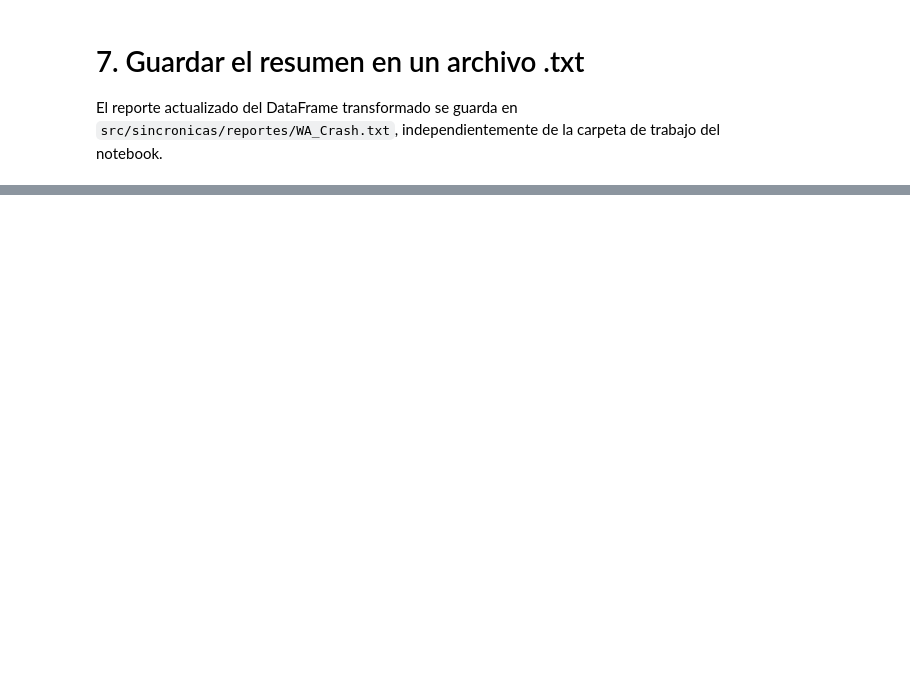
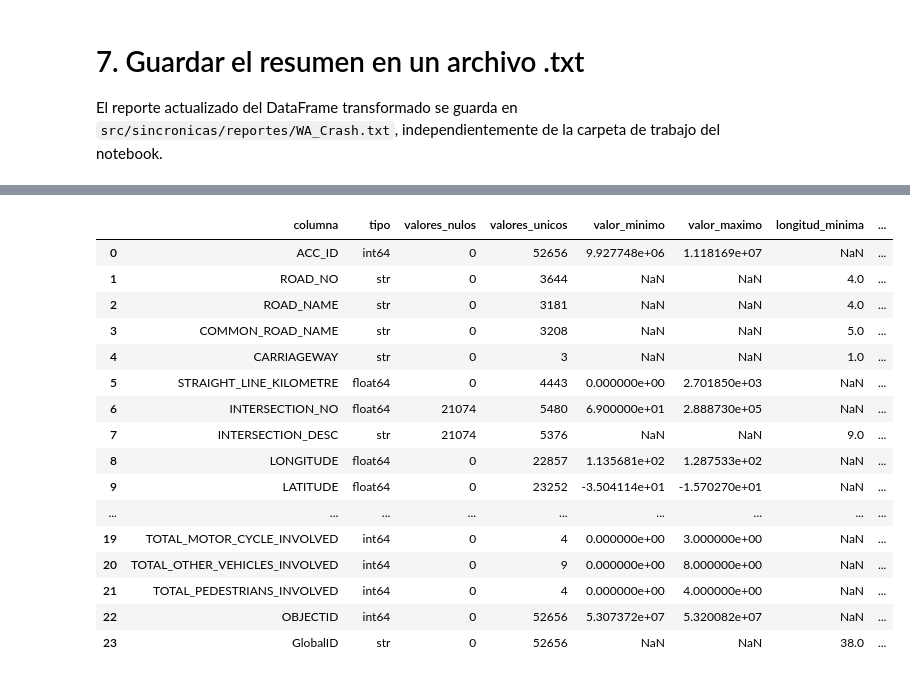
Before and after one commit to juanrenteria-ai/PI_2026_IUD, a Jupyter notebook: src/sincronicas/Semana_1SINC.ipynb, the cells around one changed output, grey strips where cells are left out. Saved outputs shown, nothing was run; the diff lists cells and outputs as text; code cells hidden in the pictures; blank space fills up the shorter version.

```diff
--- a/src/sincronicas/Semana_1SINC.ipynb
+++ b/src/sincronicas/Semana_1SINC.ipynb
@@ -804,0 +649,21 @@ Reporte guardado en: /home/runner/work/PI_2026_IUD/PI_2026_IUD/src/sincronicas/r
+# %%
+metadata_df = reportes.reporte_descriptivo(df_filtrado)
+display(metadata_df)
+# %% [output]
+|  | columna | tipo | valores_nulos | valores_unicos | valor_minimo | valor_maximo | longitud_minima | ... |
+| 0 | ACC_ID | int64 | 0 | 52656 | 9.927748e+06 | 1.118169e+07 | NaN | ... |
+| 1 | ROAD_NO | str | 0 | 3644 | NaN | NaN | 4.0 | ... |
+| 2 | ROAD_NAME | str | 0 | 3181 | NaN | NaN | 4.0 | ... |
+| 3 | COMMON_ROAD_NAME | str | 0 | 3208 | NaN | NaN | 5.0 | ... |
+| 4 | CARRIAGEWAY | str | 0 | 3 | NaN | NaN | 1.0 | ... |
+| 5 | STRAIGHT_LINE_KILOMETRE | float64 | 0 | 4443 | 0.000000e+00 | 2.701850e+03 | NaN | ... |
+| 6 | INTERSECTION_NO | float64 | 21074 | 5480 | 6.900000e+01 | 2.888730e+05 | NaN | ... |
+| 7 | INTERSECTION_DESC | str | 21074 | 5376 | NaN | NaN | 9.0 | ... |
+| 8 | LONGITUDE | float64 | 0 | 22857 | 1.135681e+02 | 1.287533e+02 | NaN | ... |
+| 9 | LATITUDE | float64 | 0 | 23252 | -3.504114e+01 | -1.570270e+01 | NaN | ... |
+| ... | ... | ... | ... | ... | ... | ... | ... | ... |
+| 19 | TOTAL_MOTOR_CYCLE_INVOLVED | int64 | 0 | 4 | 0.000000e+00 | 3.000000e+00 | NaN | ... |
+| 20 | TOTAL_OTHER_VEHICLES_INVOLVED | int64 | 0 | 9 | 0.000000e+00 | 8.000000e+00 | NaN | ... |
+| 21 | TOTAL_PEDESTRIANS_INVOLVED | int64 | 0 | 4 | 0.000000e+00 | 4.000000e+00 | NaN | ... |
+| 22 | OBJECTID | int64 | 0 | 52656 | 5.307372e+07 | 5.320082e+07 | NaN | ... |
+| 23 | GlobalID | str | 0 | 52656 | NaN | NaN | 38.0 | ... |
```
Also changed, not shown: parts of 21 cells of this notebook, 4 other files.
